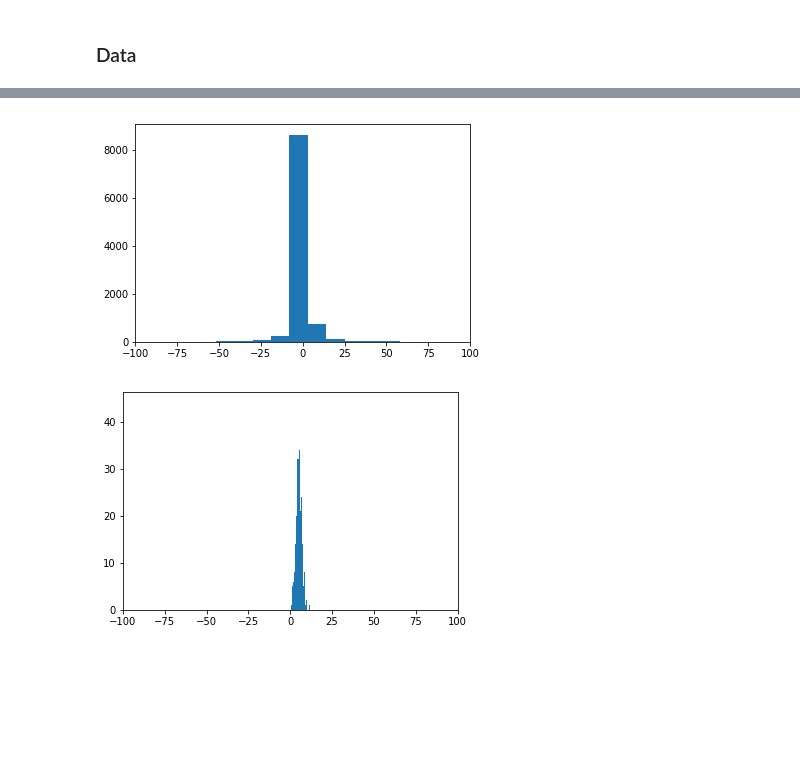
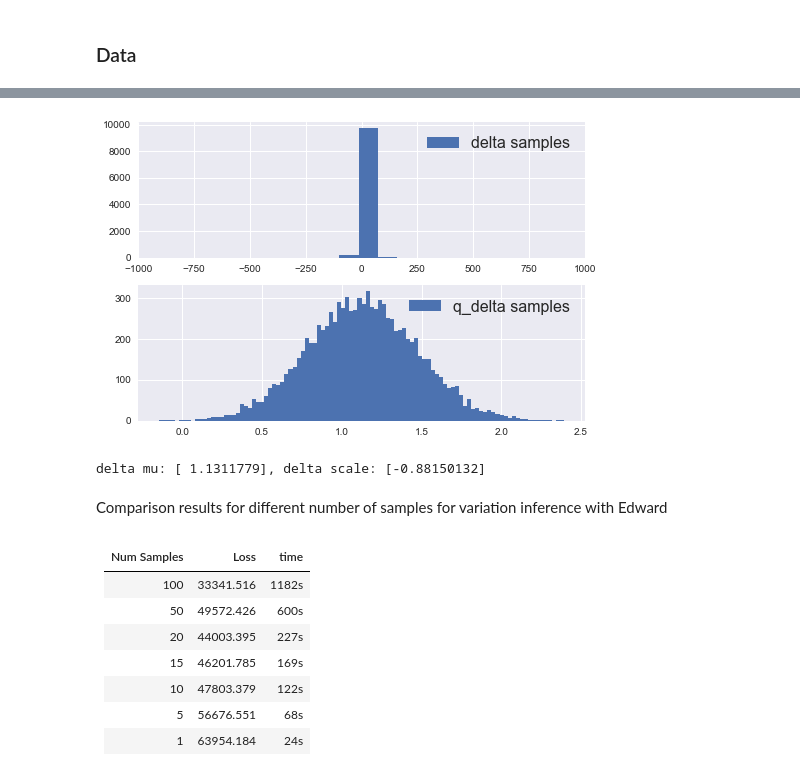
Before and after one commit to shansfolder/investigate_bayesian, a Jupyter notebook: Emcee + Edward.ipynb, the cells around one changed output, grey strips where cells are left out. Cells and saved outputs as stored; diff of their text form; code cells hidden in the pictures; blank space fills up the shorter version.

```diff
--- a/Emcee + Edward.ipynb
+++ b/Emcee + Edward.ipynb
@@ -140,14 +139,8 @@ x = Normal(tf.tile(mu+alpha,[num_points]), tf.tile(sigma,[num_points]))
 y = Normal(tf.tile(mu,[num_points]), tf.tile(sigma,[num_points]))
 # %%
 # BACKWARD MODEL
-# q_mu = NormalWithSoftplusScale(loc=tf.Variable([0.0]),
-#             scale=tf.Variable([1.0]))
-# q_alpha = NormalWithSoftplusScale(loc=tf.Variable([1.0]),
-#             scale=tf.Variable([1.0]))
-
-# q_sigma = Exponential(tf.nn.softplus(tf.Variable([1.0])))
-#q_alpha = q_delta
-
-q_delta = Normal(loc=tf.Variable([0.0]), scale=tf.Variable([1.0]))
+q_mu = NormalWithSoftplusScale(loc=tf.Variable([0.0]), scale=tf.Variable([1.0]))
+q_sigma = Gamma(tf.nn.softplus(tf.Variable([1.0])), tf.nn.softplus(tf.Variable([1.0])))
+q_delta = NormalWithSoftplusScale(loc=tf.Variable([0.0]), scale=tf.Variable([1.0]))
 # %%
 # INFERENCE
@@ -165,15 +157,33 @@ print("--- Edward vi %s seconds ---" % (end_time - start_time))
 T = 10000
 delta_sample = sess.run(delta.sample(sample_shape=T))
 q_delta_sample = sess.run(q_delta.sample(sample_shape=T))
-# %%
-plt.hist(delta_sample, bins=1000)
-plt.xlim(-100,100)
-plt.show()
-# %% [output]
-[figure, removed]
-# %%
-plt.hist(q_delta_sample, bins=1000)
-plt.xlim(-100,100)
-plt.show()
-# %% [output]
-[figure, removed]
+# %%
+plt.subplot(211)
+plt.hist(delta_sample, bins=100, label='delta samples')
+plt.legend(loc='upper right', fontsize=16)
+plt.grid(True)
+plt.xlim(-1000, 1000)
+
+plt.subplot(212)
+plt.hist(q_delta_sample, bins=100, label='q_delta samples')
+plt.legend(loc='upper right', fontsize=16)
+plt.grid(True)
+plt.show()
+# %% [output]
+[figure, added]
+# %%
+print(('delta mu: {}, delta scale: {}').format(q_delta.parameters['loc'].eval(), q_delta.parameters['scale'].eval()))
+# %% [output]
+delta mu: [ 1.1311779], delta scale: [-0.88150132]
+# %% [markdown]
+Comparison results for different number of samples for variation inference with Edward
+# %% [markdown]
+|Num Samples| Loss    | time   |
+|-----------|--------:| ------:|
+| 100       |33341.516| 1182s  |
+| 50        |49572.426| 600s   |
+| 20        |44003.395| 227s   |
+| 15        |46201.785| 169s   |
+| 10        |47803.379| 122s   |
+| 5         |56676.551| 68s    |
+| 1         |63954.184| 24s    |
```
Also changed, not shown: parts of 11 cells of this notebook.
